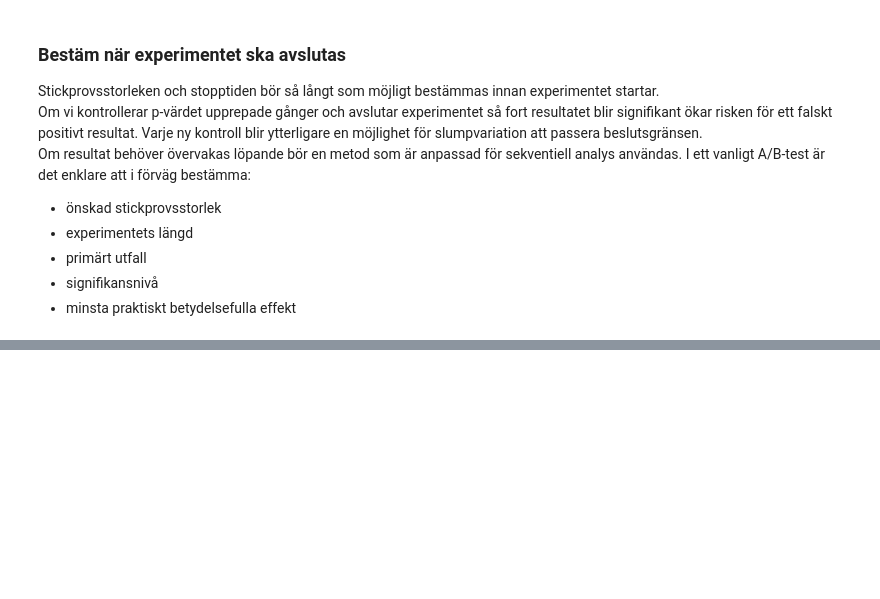
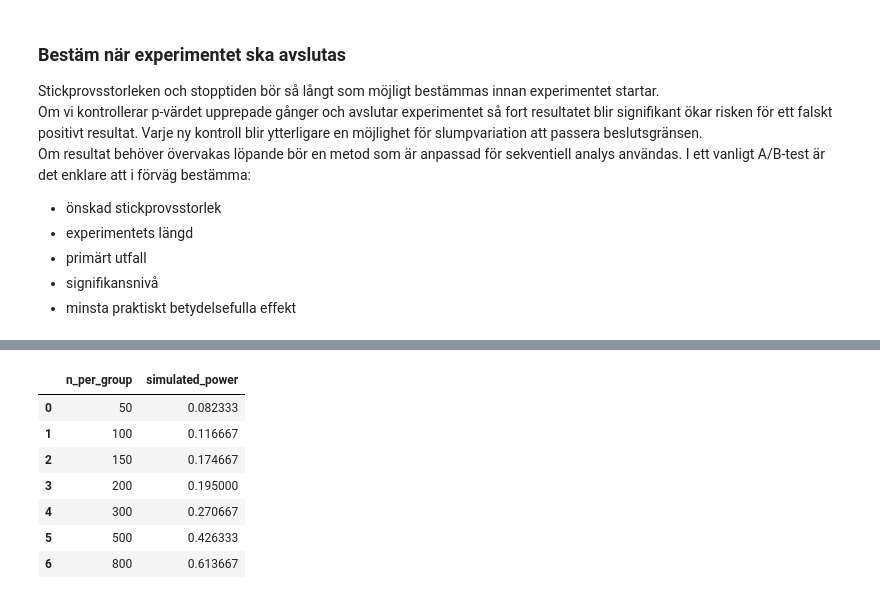
Before and after one commit to Hakan-Fridlund/PYSTDA45-Pythonprogrammering-och-statistisk-dataanalys, a Jupyter notebook: lessons/lesson14_AB_tests.ipynb, the cells around one changed output, grey strips where cells are left out. Cells and saved outputs as stored; diff of their text form; code cells hidden in the pictures; blank space fills up the shorter version.

```diff
--- a/lessons/lesson14_AB_tests.ipynb
+++ b/lessons/lesson14_AB_tests.ipynb
@@ -257,0 +470,26 @@ Om resultat behöver övervakas löpande bör en metod som är anpassad för sek
+# %%
+# power är andel simuleringar där p är mindre än alpha
+def estimate_power_by_simulation(n_per_group, true_p_A, true_p_B, alpha=0.05, alternative='two-sided', num_simulations=5000):
+    detections = 0
+    for _ in range(num_simulations):
+        res = run_one_ab_proportion_test(n_per_group, true_p_A, true_p_B, alternative)
+        if res['p_value'] < alpha:
+            detections += 1
+
+    return detections / num_simulations
+
+sim_power = []
+for n in sample_sizes_to_try:
+    pwr = estimate_power_by_simulation(n, baseline_rate_A, baseline_rate_A + true_lift_pp, alpha_level, 'two-sided', 3000)
+    sim_power.append(pwr)
+
+pd.DataFrame({'n_per_group': sample_sizes_to_try, 'simulated_power': sim_power})
+# %% [output]
+|  | n_per_group | simulated_power |
+| 0 | 50 | 0.082333 |
+| 1 | 100 | 0.116667 |
+| 2 | 150 | 0.174667 |
+| 3 | 200 | 0.195000 |
+| 4 | 300 | 0.270667 |
+| 5 | 500 | 0.426333 |
+| 6 | 800 | 0.613667 |
```
Also changed, not shown: parts of 17 cells of this notebook, 2 other files.
